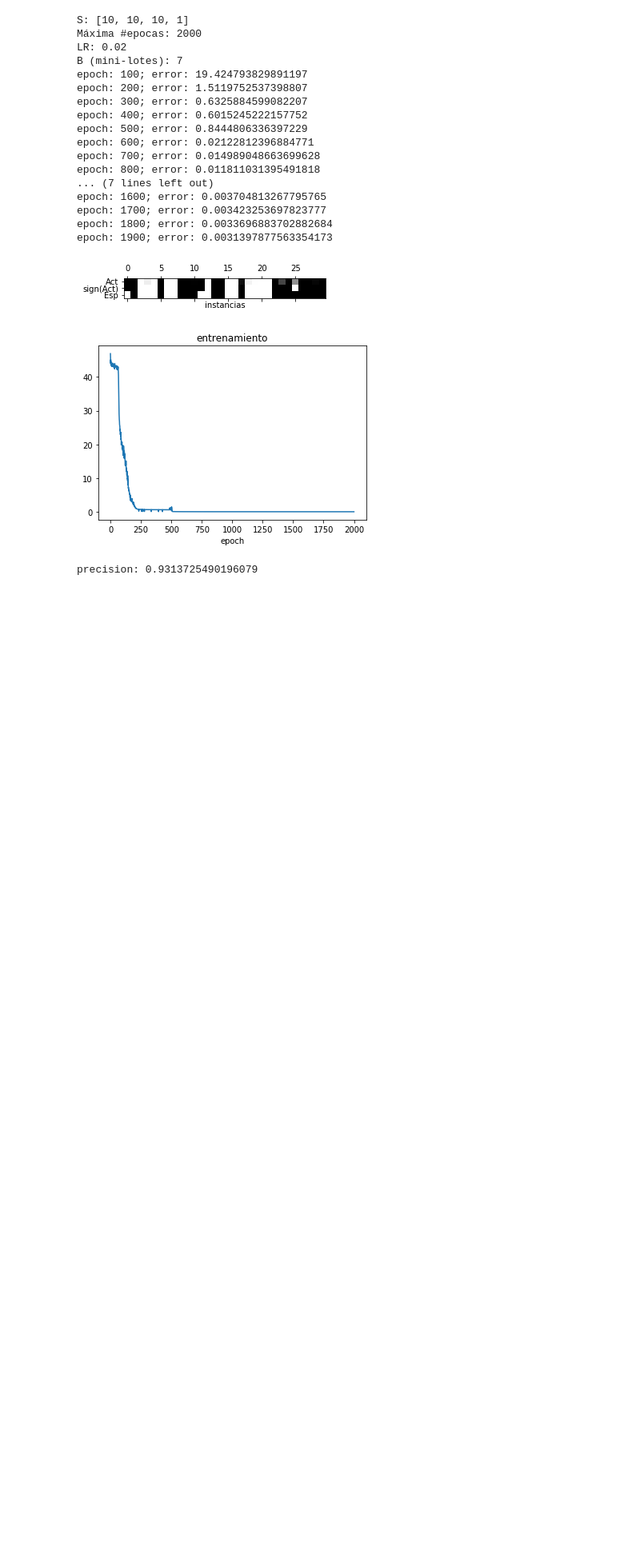
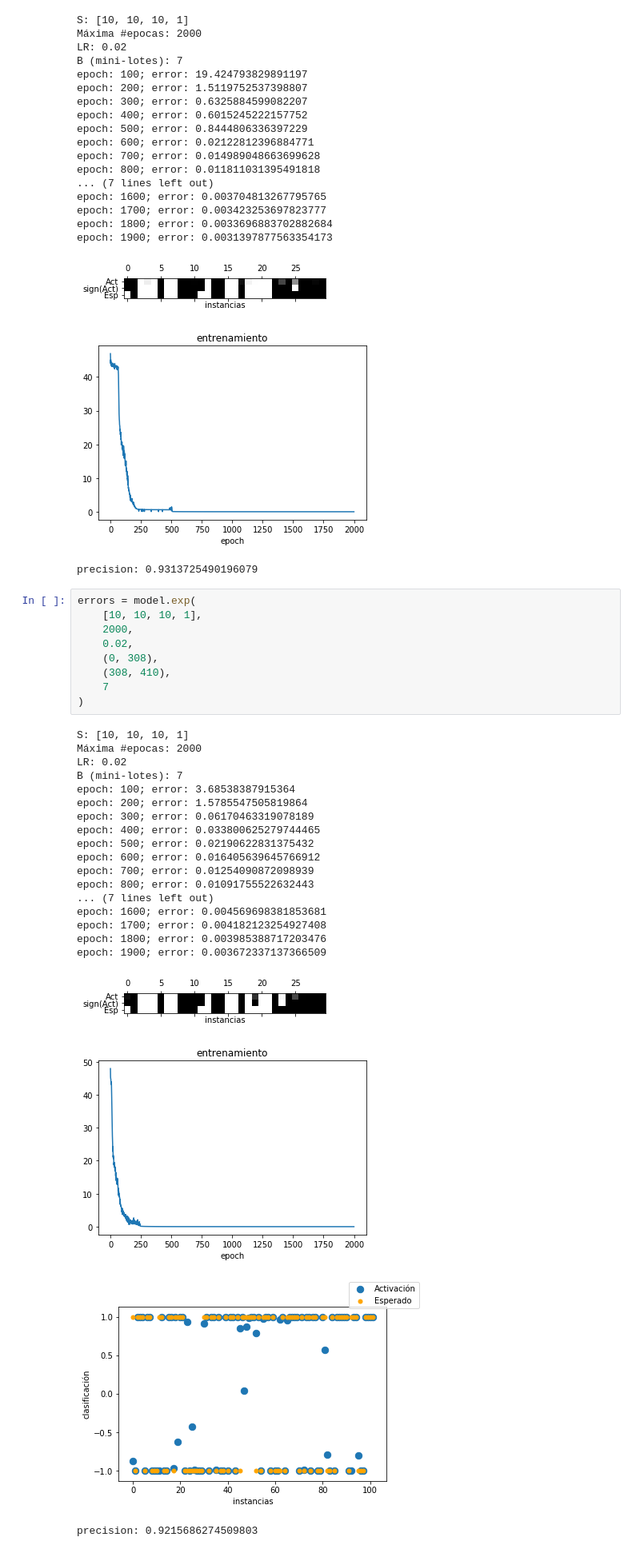
Before and after one commit to joaconafta/RedNeu-TP1, a Jupyter notebook: exp_ej1.ipynb, the cells around one changed output. Shown at 80% size. Drawn from its saved outputs; the diff is of its cells as text; blank space fills up the shorter version.

```diff
--- a/exp_ej1.ipynb
+++ b/exp_ej1.ipynb
@@ -522,3 +522,34 @@ epoch: 1900; error: 0.0031397877563354173
 [figure]
 [figure]
 precision: 0.9313725490196079
+# %%
+errors = model.exp(
+    [10, 10, 10, 1],
+    2000,
+    0.02,
+    (0, 308),
+    (308, 410),
+    7
+)
+# %% [output]
+S: [10, 10, 10, 1]
+Máxima #epocas: 2000
+LR: 0.02
+B (mini-lotes): 7
+epoch: 100; error: 3.68538387915364
+epoch: 200; error: 1.5785547505819864
+epoch: 300; error: 0.06170463319078189
+epoch: 400; error: 0.033800625279744465
+epoch: 500; error: 0.02190622831375432
+epoch: 600; error: 0.016405639645766912
+epoch: 700; error: 0.01254090872098939
+epoch: 800; error: 0.01091755522632443
+... (7 lines left out)
+epoch: 1600; error: 0.004569698381853681
+epoch: 1700; error: 0.004182123254927408
+epoch: 1800; error: 0.003985388717203476
+epoch: 1900; error: 0.003672337137366509
+[figure, added]
+[figure, added]
+[figure, added]
+precision: 0.9215686274509803
```
Also changed, not shown: 2 other files.
